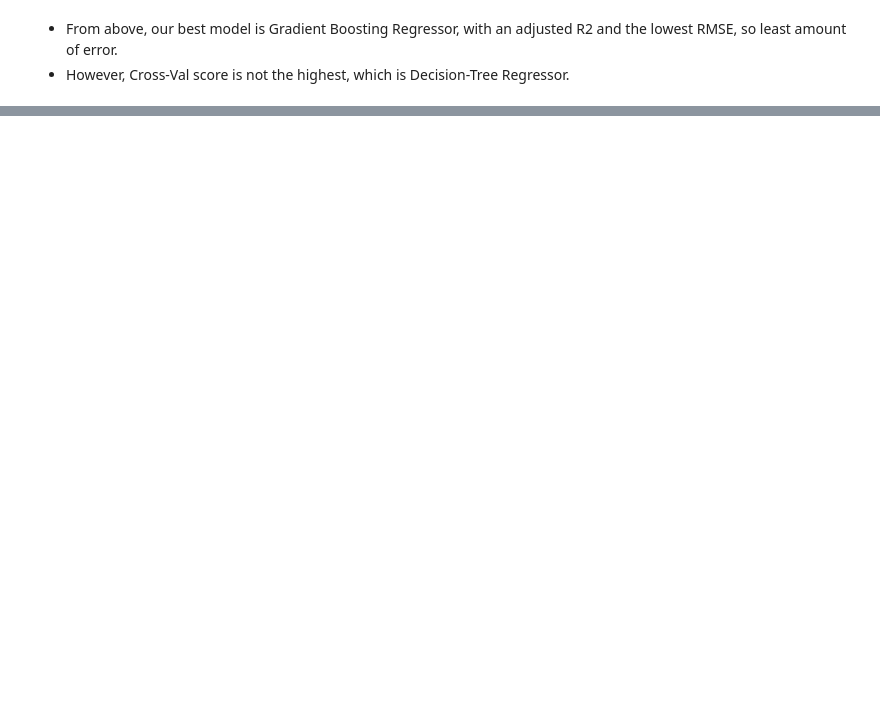
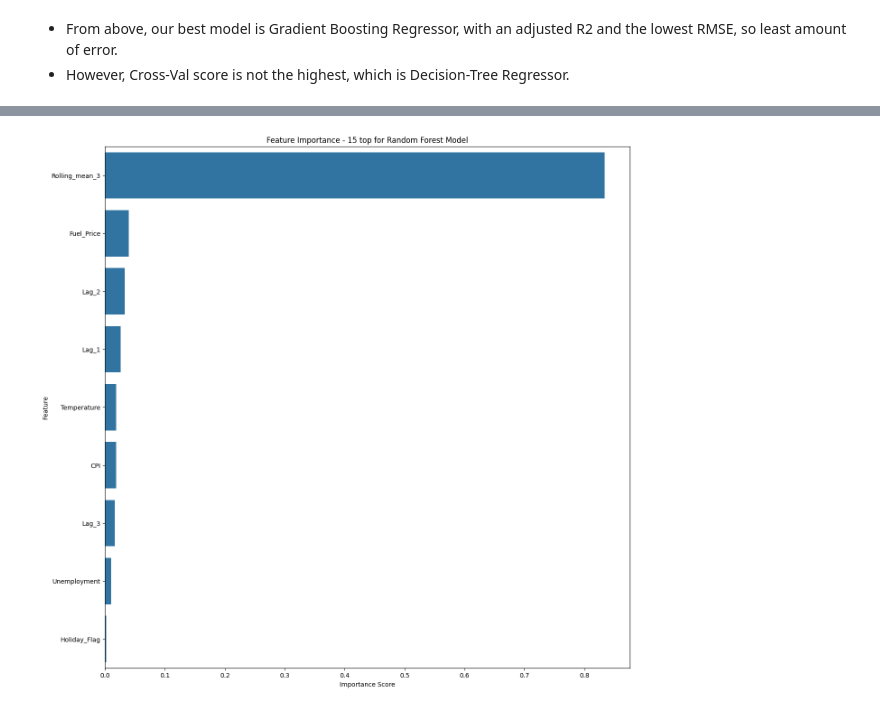
Before and after one commit to TangoMango223/walmart_analysis, a Jupyter notebook: analysis.ipynb, the cells around one changed output, grey strips where cells are left out. Saved outputs shown, nothing was run; the diff lists cells and outputs as text; code cells hidden in the pictures; blank space fills up the shorter version.

Commit message:
Finished basic Modelling for Regression. Moving onto Time Series.

```diff
--- a/analysis.ipynb
+++ b/analysis.ipynb
@@ -773,0 +769,3 @@ array([0.0260067 , 0.03328722, 0.01539298, 0.83417355, 0.00225462,
+# %%
+# Let's look at other properties to access...
+gb_regressor_feats = model_regression_tuning_table["Feature_Importance"][2]
@@ -773,0 +785,17 @@ array([0.0260067 , 0.03328722, 0.01539298, 0.83417355, 0.00225462,
+# %%
+# Make a table:
+gb_reg_table = pd.DataFrame(gb_regressor_feats)
+gb_reg_table.rename(columns={0:"Feature", 1:"Importance Score"}, inplace= True)
+# %%
+gb_reg_table
+
+# Sort the DataFrame by importance
+feature_importance_df = gb_reg_table.sort_values(by='Importance Score', ascending=False)
+
+# Plot feature importance
+plt.figure(figsize=(15,15))
+sns.barplot(x='Importance Score', y='Feature', data=feature_importance_df)
+plt.title('Feature Importance - 15 top for Random Forest Model')
+plt.show()
+# %% [output]
+[figure, added]
```
Also changed, not shown: parts of 6 cells of this notebook.
